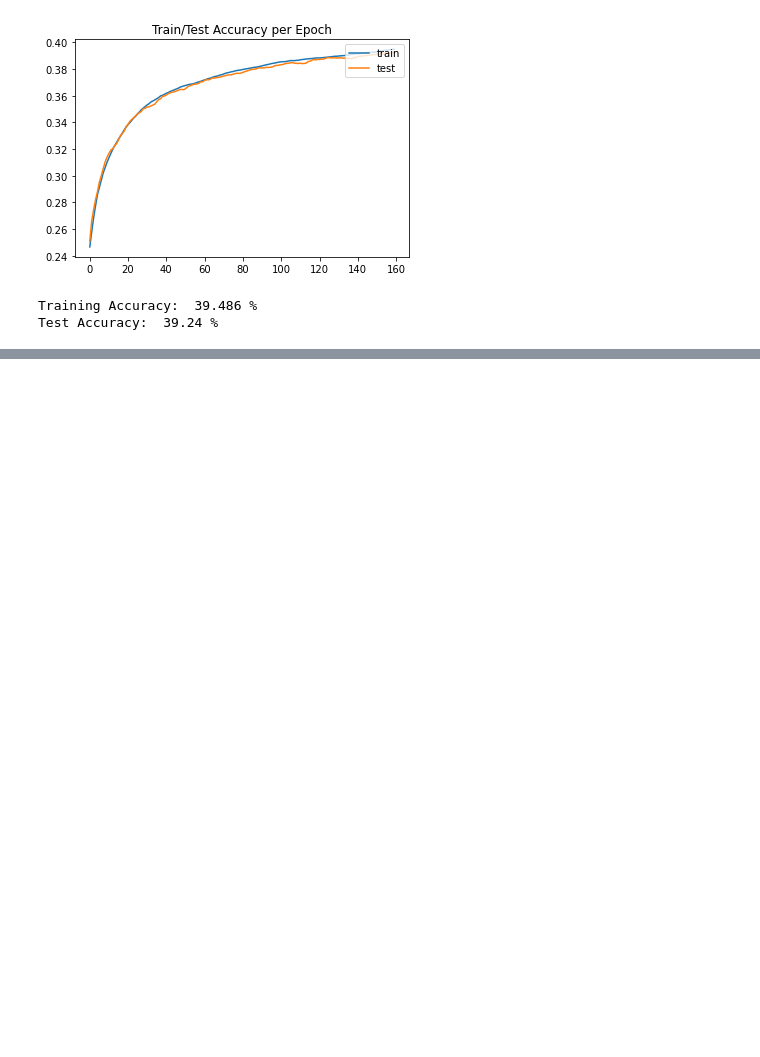
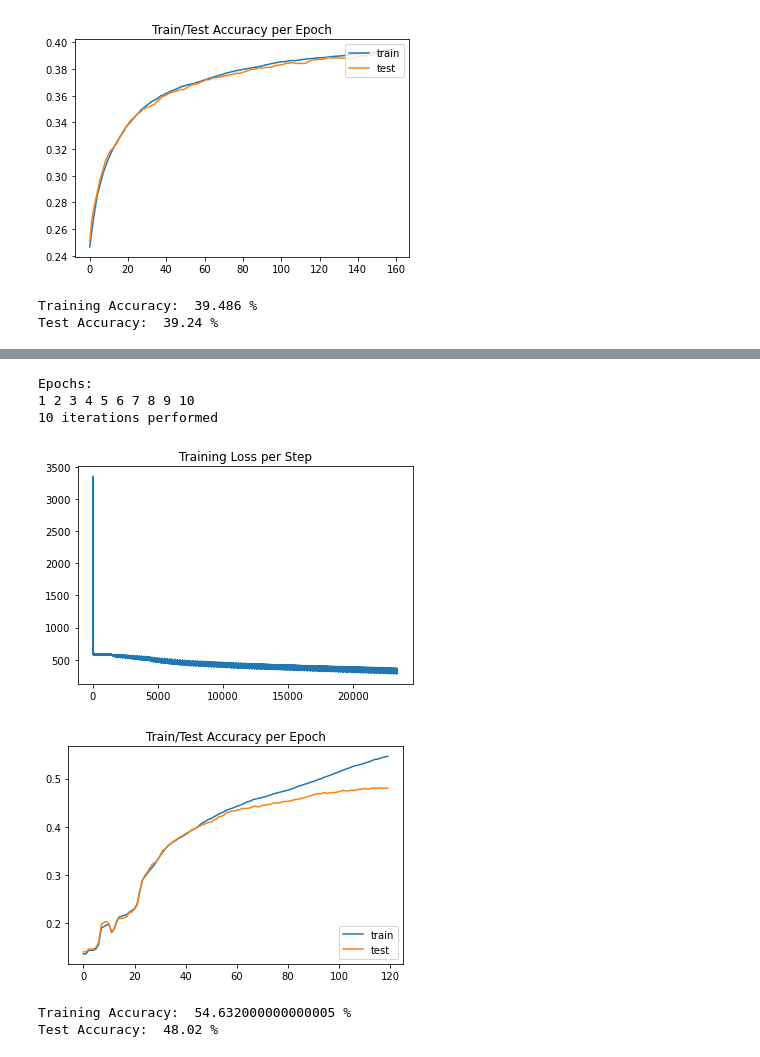
Before and after one commit to Justin-Lacoste/Image-Classification-MLP-and-CNN, a Jupyter notebook: Image_Recognition_MLP_CNN.ipynb, the cells around one changed output, grey strips where cells are left out. Drawn from its saved outputs; the diff is of its cells as text; code cells hidden in the pictures; blank space fills up the shorter version.

```diff
--- a/Image_Recognition_MLP_CNN.ipynb
+++ b/Image_Recognition_MLP_CNN.ipynb
@@ -448,0 +524,12 @@ mlp_2_tanh.load_model('2_layers_relu_38train_38test.npy')
+# %%
+### LEAKY RELU WITH ALPHA = 0.001 ###
+mlp_2_leaky_3 = MultiLayerPerceptron(MultiLayerPerceptron.leaky_relu, 2, [256, 256])
+mlp_2_leaky_3.fit(x_train, y_train, learning_rate=0.01, epsilon=0.00000007, max_iters=10, batch_size=256, x_test=x_test, y_test=y_test)
+# %% [output]
+Epochs:
+1 2 3 4 5 6 7 8 9 10
+10 iterations performed
+[figure, added]
+[figure, added]
+Training Accuracy:  54.632000000000005 %
+Test Accuracy:  48.02 %
```
Also changed, not shown: parts of 22 cells of this notebook.
